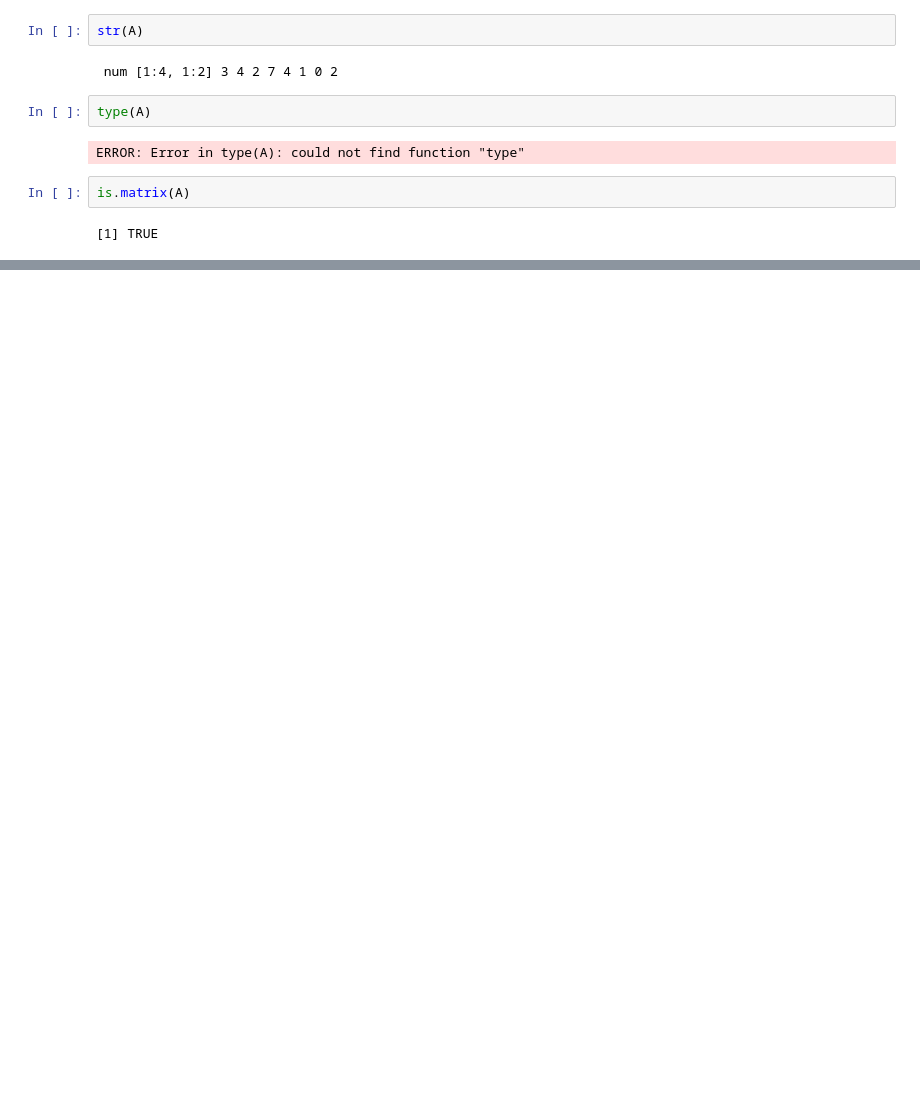
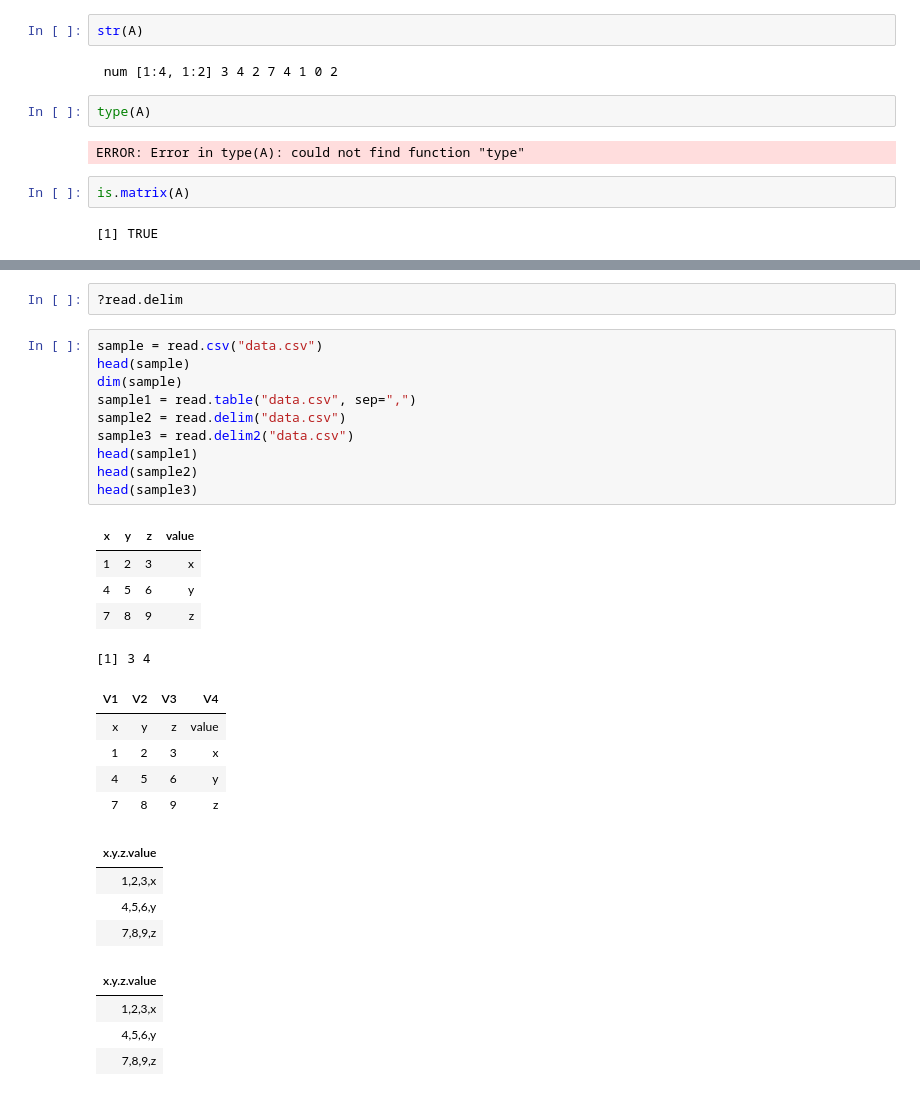
Before and after one commit to mlaai/Deep-Learning, a Jupyter notebook: Code/Projects/Data/RQuickReference.ipynb, the cells around one changed output, grey strips where cells are left out. Drawn from its saved outputs; the diff is of its cells as text; blank space fills up the shorter version.

```diff
--- a/Code/Projects/Data/RQuickReference.ipynb
+++ b/Code/Projects/Data/RQuickReference.ipynb
@@ -628,0 +647,31 @@ is.matrix(A)
+# %%
+?read.delim
+# %%
+sample = read.csv("data.csv")
+head(sample)
+dim(sample)
+sample1 = read.table("data.csv", sep=",")
+sample2 = read.delim("data.csv")
+sample3 = read.delim2("data.csv")
+head(sample1)
+head(sample2)
+head(sample3)
+# %% [output]
+| x | y | z | value |
+| 1 | 2 | 3 | x |
+| 4 | 5 | 6 | y |
+| 7 | 8 | 9 | z |
+[1] 3 4
+| V1 | V2 | V3 | V4 |
+| x | y | z | value |
+| 1 | 2 | 3 | x |
+| 4 | 5 | 6 | y |
+| 7 | 8 | 9 | z |
+| x.y.z.value |
+| 1,2,3,x |
+| 4,5,6,y |
+| 7,8,9,z |
+| x.y.z.value |
+| 1,2,3,x |
+| 4,5,6,y |
+| 7,8,9,z |
```
Also changed, not shown: parts of 25 cells of this notebook.
